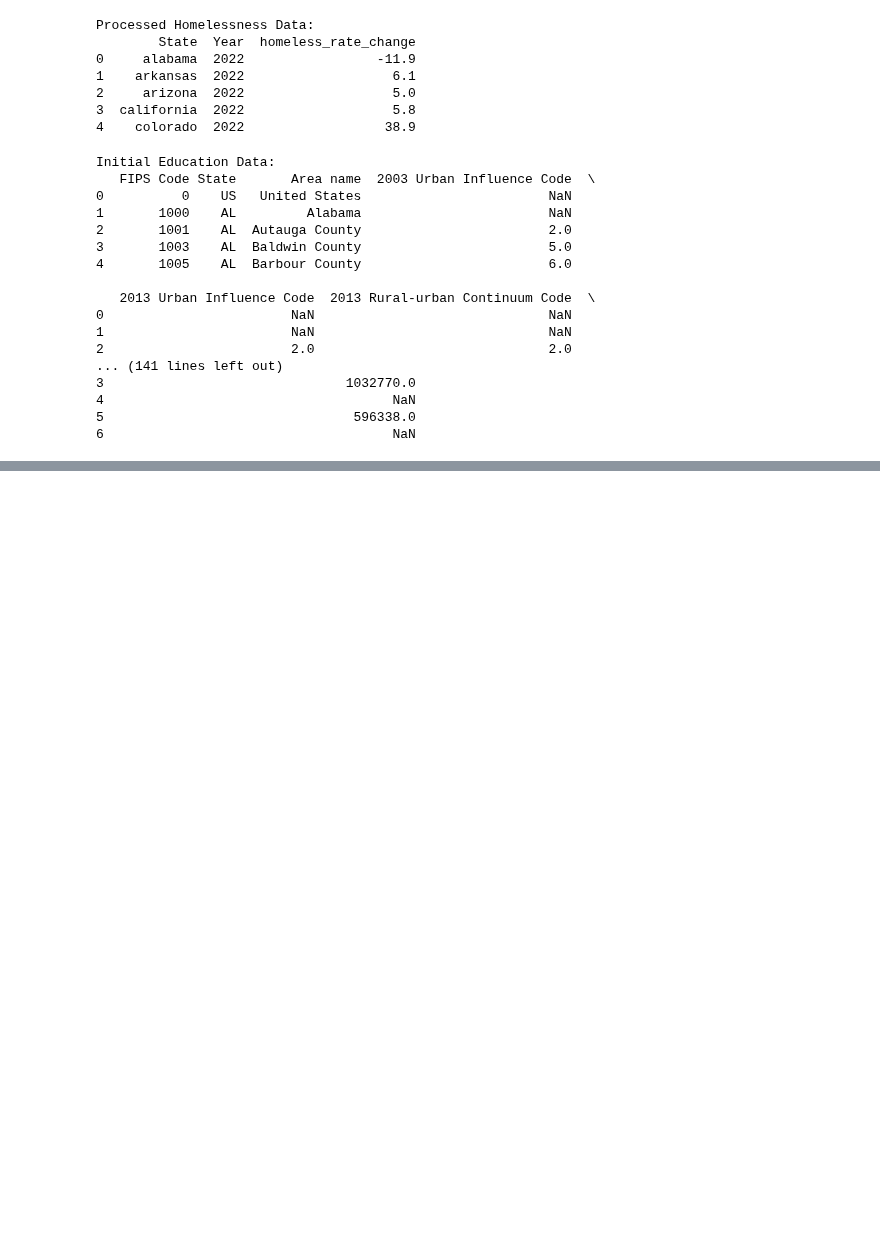
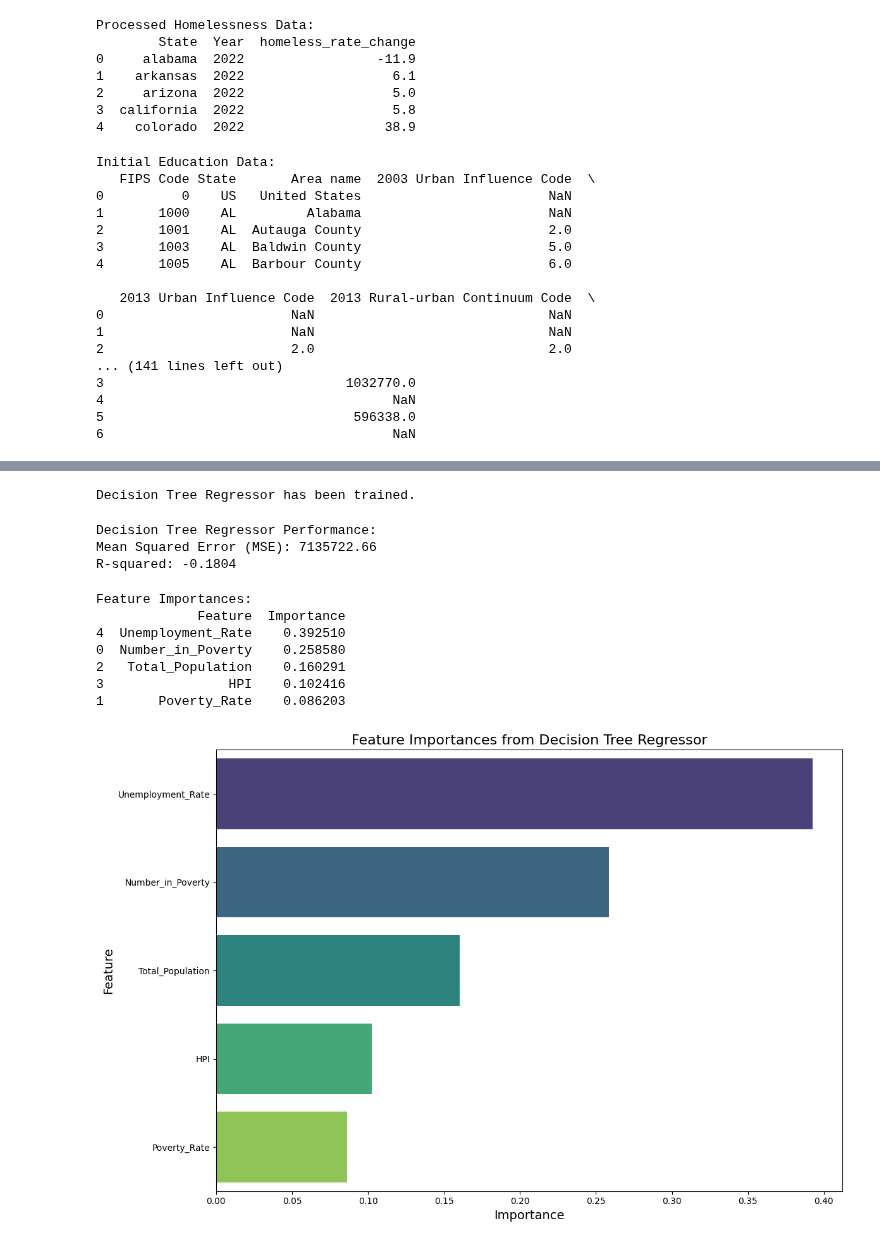
Before and after one commit to ryantangmj/ryantangmj.github.io, a Jupyter notebook: model_testing.ipynb, the cells around one changed output, grey strips where cells are left out. Drawn from its saved outputs; the diff is of its cells as text; code cells hidden in the pictures; blank space fills up the shorter version.

```diff
--- a/model_testing.ipynb
+++ b/model_testing.ipynb
@@ -328,0 +565,70 @@ Initial Education Data:
+# %%
+# ==============================================
+# 12. Train the Decision Tree Regressor
+# ==============================================
+
+# Initialize the Decision Tree Regressor
+dt_model = DecisionTreeRegressor(random_state=42)
+
+# Train the model on the training data
+dt_model.fit(X_train, y_train)
+
+print("\nDecision Tree Regressor has been trained.")
+# %% [output]
+Decision Tree Regressor has been trained.
+# %%
+# ==============================================
+# 13. Evaluate the Decision Tree Model
+# ==============================================
+
+# Make predictions on the test set
+y_pred = dt_model.predict(X_test)
+
+# Calculate Mean Squared Error (MSE)
+mse = mean_squared_error(y_test, y_pred)
+
+# Calculate R-squared
+r2 = r2_score(y_test, y_pred)
+
+print("\nDecision Tree Regressor Performance:")
+print(f"Mean Squared Error (MSE): {mse:.2f}")
+print(f"R-squared: {r2:.4f}")
+# %% [output]
+Decision Tree Regressor Performance:
+Mean Squared Error (MSE): 7135722.66
+R-squared: -0.1804
+# %%
+# ==============================================
+# 14. Determine Feature Importance from Decision Tree
+# ==============================================
+
+# Get feature importances from the model
+importances = dt_model.feature_importances_
+
+# Create a DataFrame for feature importances
+feature_importance_df = pd.DataFrame({
+    'Feature': features,
+    'Importance': importances
+}).sort_values(by='Importance', ascending=False)
+
+# Display feature importances
+print("\nFeature Importances:")
+print(feature_importance_df)
+
+# Plot feature importances
+plt.figure(figsize=(12, 8))
+sns.barplot(data=feature_importance_df, x='Importance', y='Feature', palette='viridis')
+plt.title('Feature Importances from Decision Tree Regressor', fontsize=16)
+plt.xlabel('Importance', fontsize=14)
+plt.ylabel('Feature', fontsize=14)
+plt.tight_layout()
+plt.show()
+# %% [output]
+Feature Importances:
+             Feature  Importance
+4  Unemployment_Rate    0.392510
+0  Number_in_Poverty    0.258580
+2   Total_Population    0.160291
+3                HPI    0.102416
+1       Poverty_Rate    0.086203
+[figure, added]
```
Also changed, not shown: parts of 9 cells of this notebook, 1 other file.
